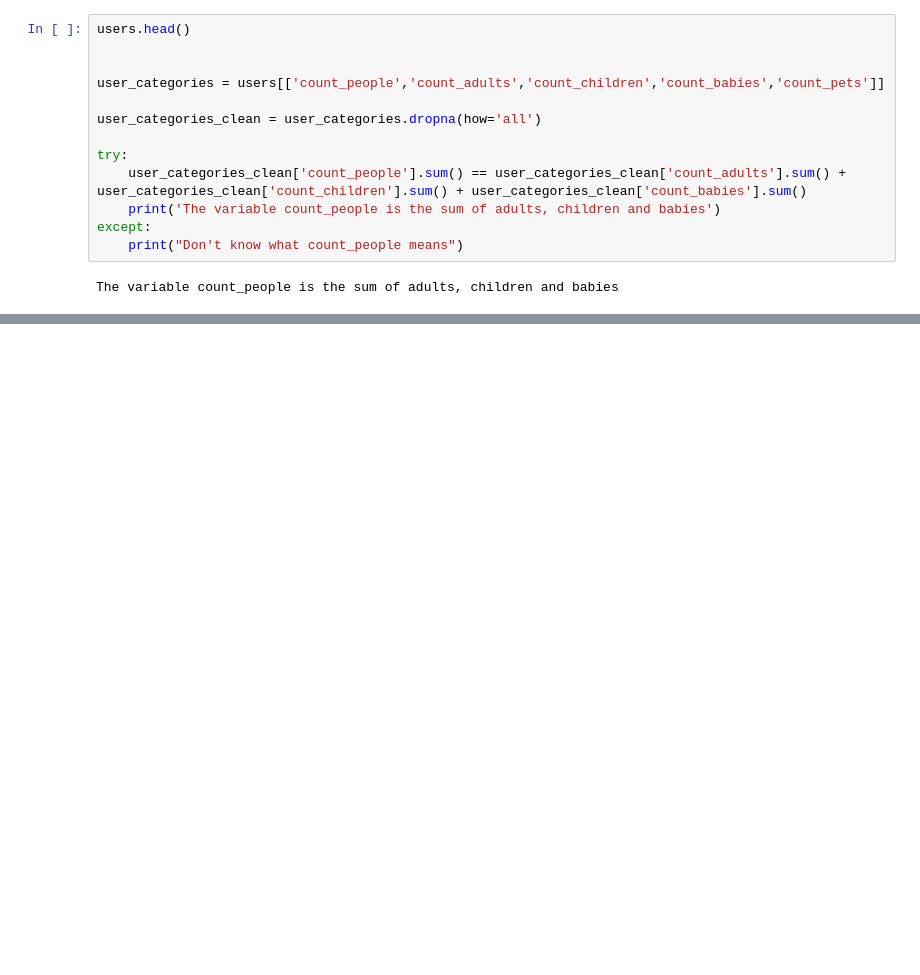
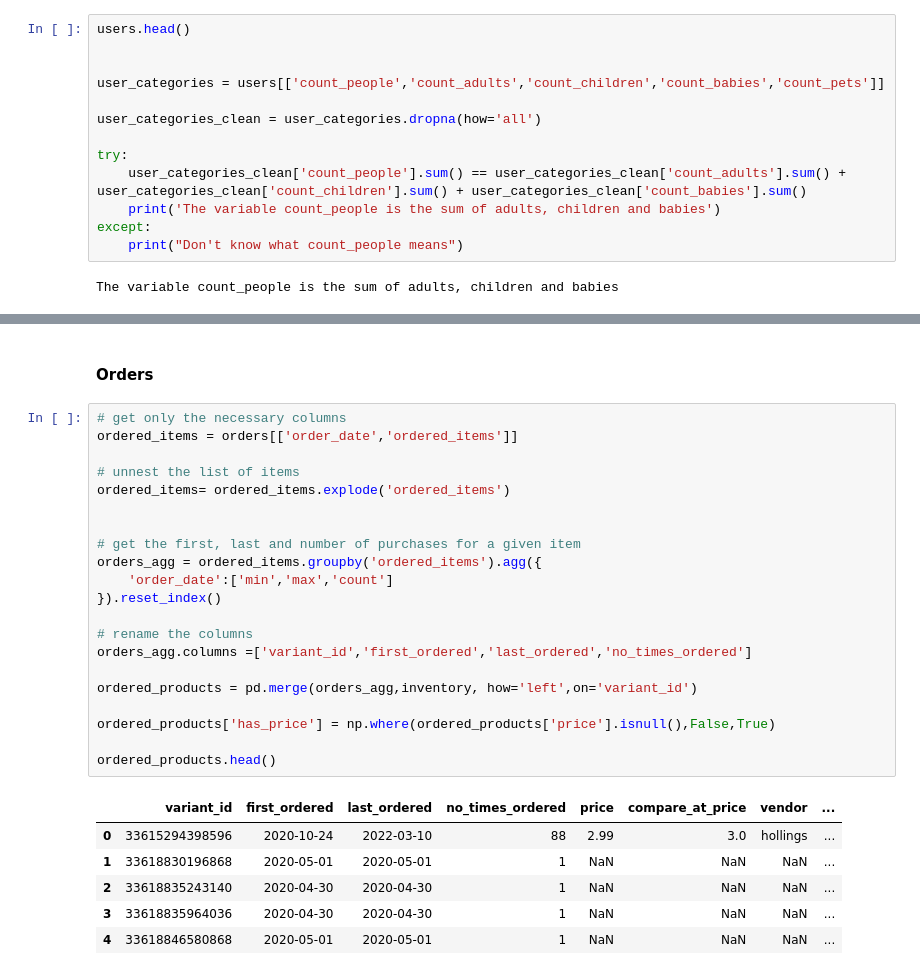
Before and after one commit to bei99/zrive-ds, a Jupyter notebook: zrive_ds/src/module_2/module_2_eda.ipynb, the cells around one changed output, grey strips where cells are left out. Drawn from its saved outputs; the diff is of its cells as text; blank space fills up the shorter version.

```diff
--- a/zrive_ds/src/module_2/module_2_eda.ipynb
+++ b/zrive_ds/src/module_2/module_2_eda.ipynb
@@ -327,0 +480,30 @@ Value
+# %% [markdown]
+#### Orders
+# %%
+# get only the necessary columns
+ordered_items = orders[['order_date','ordered_items']]
+
+# unnest the list of items
+ordered_items= ordered_items.explode('ordered_items')
+
+
+# get the first, last and number of purchases for a given item
+orders_agg = ordered_items.groupby('ordered_items').agg({
+    'order_date':['min','max','count']
+}).reset_index()
+
+# rename the columns
+orders_agg.columns =['variant_id','first_ordered','last_ordered','no_times_ordered']
+
+ordered_products = pd.merge(orders_agg,inventory, how='left',on='variant_id')
+
+ordered_products['has_price'] = np.where(ordered_products['price'].isnull(),False,True)
+
+ordered_products.head()
+# %% [output]
+|  | variant_id | first_ordered | last_ordered | no_times_ordered | price | compare_at_price | vendor | ... |
+| 0 | 33615294398596 | 2020-10-24 | 2022-03-10 | 88 | 2.99 | 3.0 | hollings | ... |
+| 1 | 33618830196868 | 2020-05-01 | 2020-05-01 | 1 | NaN | NaN | NaN | ... |
+| 2 | 33618835243140 | 2020-04-30 | 2020-04-30 | 1 | NaN | NaN | NaN | ... |
+| 3 | 33618835964036 | 2020-04-30 | 2020-04-30 | 1 | NaN | NaN | NaN | ... |
+| 4 | 33618846580868 | 2020-05-01 | 2020-05-01 | 1 | NaN | NaN | NaN | ... |
```
Also changed, not shown: parts of 30 cells of this notebook, 3 other files.
